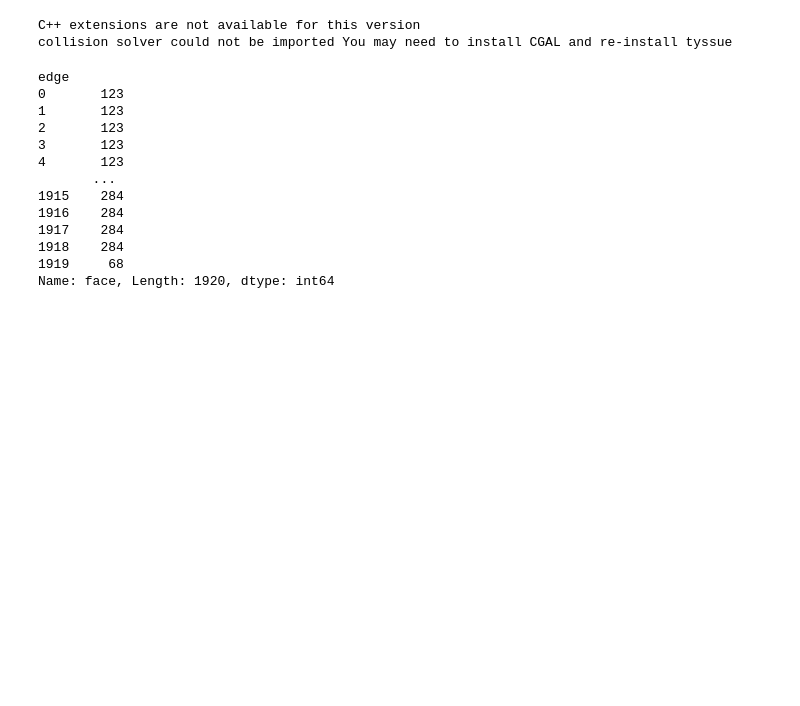
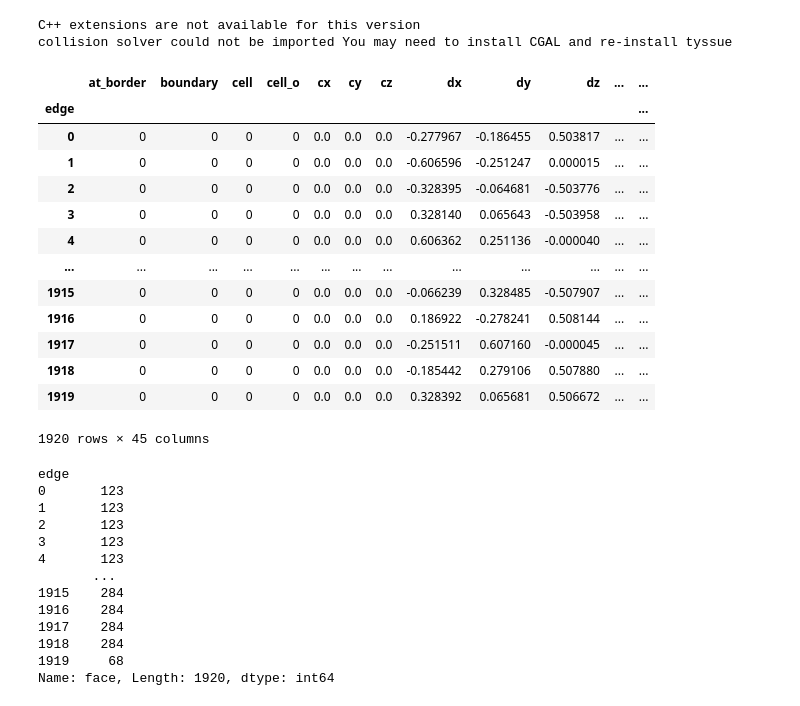
Before and after one commit to vivarium-collective/vivarium-tyssue, a Jupyter notebook: Notebooks/cylindermodel.ipynb, the cells around one changed output. Cells and saved outputs as stored; diff of their text form; code cells hidden in the pictures; blank space fills up the shorter version.

```diff
--- a/Notebooks/cylindermodel.ipynb
+++ b/Notebooks/cylindermodel.ipynb
@@ -103,6 +103,23 @@ sheet = sheet.extract_bounding_box(z_boundary = (-10.1, 10), coords=['x', 'y', '
 sheet.sanitize(trim_borders=False)
 geom.update_all(sheet)
 sheet.network_changed = False
+# %%
+sheet.datasets["edge"]
+# %% [output]
+|  | at_border | boundary | cell | cell_o | cx | cy | cz | dx | dy | dz | ... | ... |
+| edge |  |  |  |  |  |  |  |  |  |  |  | ... |
+| 0 | 0 | 0 | 0 | 0 | 0.0 | 0.0 | 0.0 | -0.277967 | -0.186455 | 0.503817 | ... | ... |
+| 1 | 0 | 0 | 0 | 0 | 0.0 | 0.0 | 0.0 | -0.606596 | -0.251247 | 0.000015 | ... | ... |
+| 2 | 0 | 0 | 0 | 0 | 0.0 | 0.0 | 0.0 | -0.328395 | -0.064681 | -0.503776 | ... | ... |
+| 3 | 0 | 0 | 0 | 0 | 0.0 | 0.0 | 0.0 | 0.328140 | 0.065643 | -0.503958 | ... | ... |
+| 4 | 0 | 0 | 0 | 0 | 0.0 | 0.0 | 0.0 | 0.606362 | 0.251136 | -0.000040 | ... | ... |
+| ... | ... | ... | ... | ... | ... | ... | ... | ... | ... | ... | ... | ... |
+| 1915 | 0 | 0 | 0 | 0 | 0.0 | 0.0 | 0.0 | -0.066239 | 0.328485 | -0.507907 | ... | ... |
+| 1916 | 0 | 0 | 0 | 0 | 0.0 | 0.0 | 0.0 | 0.186922 | -0.278241 | 0.508144 | ... | ... |
+| 1917 | 0 | 0 | 0 | 0 | 0.0 | 0.0 | 0.0 | -0.251511 | 0.607160 | -0.000045 | ... | ... |
+| 1918 | 0 | 0 | 0 | 0 | 0.0 | 0.0 | 0.0 | -0.185442 | 0.279106 | 0.507880 | ... | ... |
+| 1919 | 0 | 0 | 0 | 0 | 0.0 | 0.0 | 0.0 | 0.328392 | 0.065681 | 0.506672 | ... | ... |
+1920 rows × 45 columns
 # %%
 #generate model
 model = model_factory_vessel([
```
Also changed, not shown: parts of 1 cell of this notebook, 7 other files.
